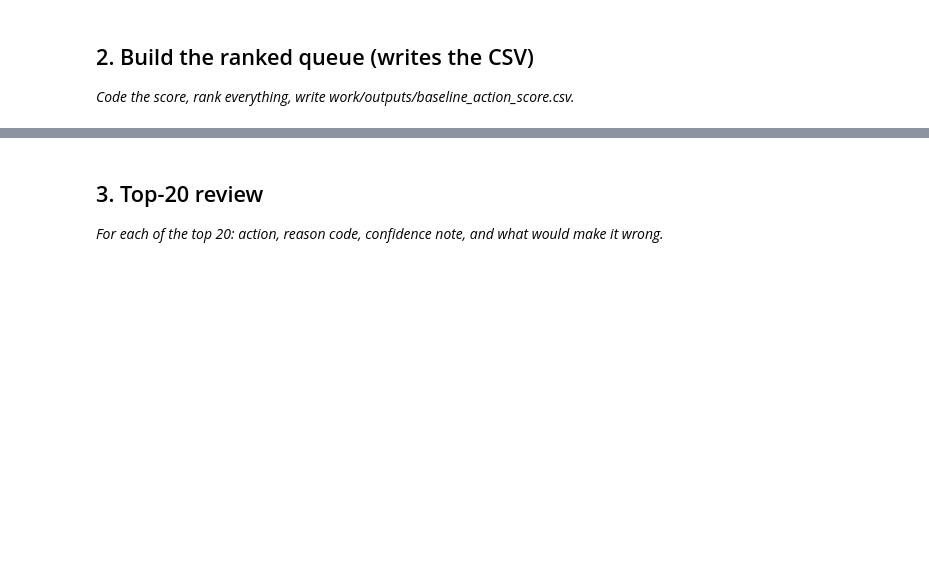
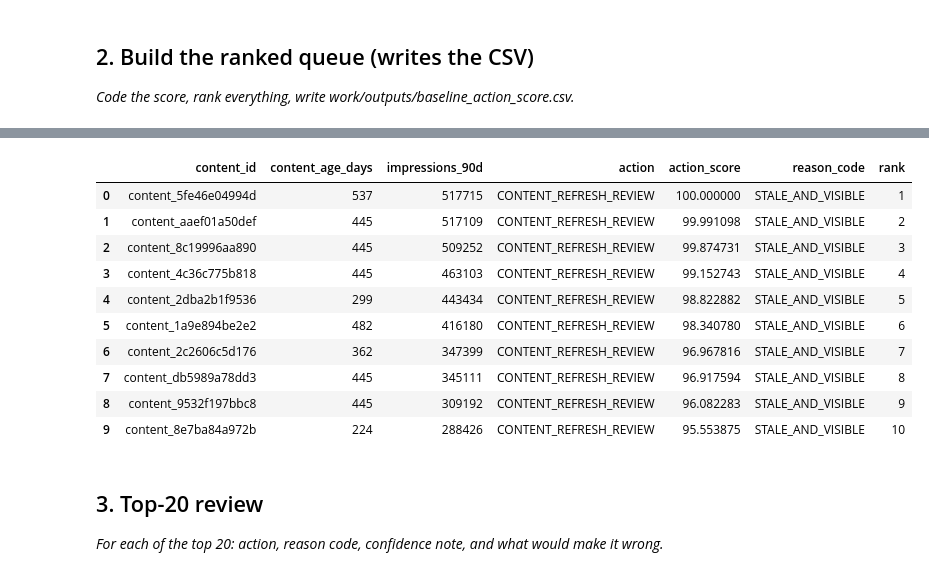
Before and after one commit to rashmita-21/Flyrank-ML-Internship, a Jupyter notebook: work/notebooks/w04_baseline_score.ipynb, the cells around one changed output, grey strips where cells are left out. Drawn from its saved outputs; the diff is of its cells as text; code cells hidden in the pictures; blank space fills up the shorter version.

```diff
--- a/work/notebooks/w04_baseline_score.ipynb
+++ b/work/notebooks/w04_baseline_score.ipynb
@@ -22,0 +133,66 @@ This skeleton is yours to fill. Work the sections **in order** — each one has
+# %%
+
+# Create the action score
+eligible = df["reason_code"] == "STALE_AND_VISIBLE"
+
+df["action"] = np.where(
+    eligible,
+    "CONTENT_REFRESH_REVIEW",
+    "NO_IMMEDIATE_ACTION"
+)
+
+# Calculate score using recent impressions
+df["action_score"] = 0.0
+
+if eligible.any():
+    raw_scores = np.log1p(
+        df.loc[eligible, "impressions_90d"].clip(lower=0)
+    )
+
+    max_score = raw_scores.max()
+
+    if max_score > 0:
+        df.loc[eligible, "action_score"] = (
+            raw_scores / max_score
+        ) * 100
+
+# Sort records by score, then by impressions
+df = df.sort_values(
+    by=["action_score", "impressions_90d"],
+    ascending=[False, False]
+).reset_index(drop=True)
+
+# Assign rank
+df["rank"] = np.arange(1, len(df) + 1)
+
+# Select output columns
+output_columns = [
+    col for col in [
+        "content_id",
+        "content_age_days",
+        "impressions_90d",
+        "action",
+        "action_score",
+        "reason_code",
+        "rank"
+    ]
+    if col in df.columns
+]
+
+ranked_queue = df[output_columns].copy()
+
+# Save CSV
+OUTPUT_DIR = Path("work/outputs")
+OUTPUT_DIR.mkdir(parents=True, exist_ok=True)
+
+OUTPUT_PATH = OUTPUT_DIR / "baseline_action_score.csv"
+ranked_queue.to_csv(OUTPUT_PATH, index=False)
+
+print("Ranked queue created successfully.")
+print("Output saved to:", OUTPUT_PATH)
+print("\nAction counts:")
+print(ranked_queue["action"].value_counts())
+
+print("\nTop 10 ranked records:")
+display(ranked_queue.head(10))
+# %% [output]
@@ -23,3 +209,14 @@ This skeleton is yours to fill. Work the sections **in order** — each one has
+|  | content_id | content_age_days | impressions_90d | action | action_score | reason_code | rank |
+| 0 | content_5fe46e04994d | 537 | 517715 | CONTENT_REFRESH_REVIEW | 100.000000 | STALE_AND_VISIBLE | 1 |
+| 1 | content_aaef01a50def | 445 | 517109 | CONTENT_REFRESH_REVIEW | 99.991098 | STALE_AND_VISIBLE | 2 |
+| 2 | content_8c19996aa890 | 445 | 509252 | CONTENT_REFRESH_REVIEW | 99.874731 | STALE_AND_VISIBLE | 3 |
+| 3 | content_4c36c775b818 | 445 | 463103 | CONTENT_REFRESH_REVIEW | 99.152743 | STALE_AND_VISIBLE | 4 |
+| 4 | content_2dba2b1f9536 | 299 | 443434 | CONTENT_REFRESH_REVIEW | 98.822882 | STALE_AND_VISIBLE | 5 |
+| 5 | content_1a9e894be2e2 | 482 | 416180 | CONTENT_REFRESH_REVIEW | 98.340780 | STALE_AND_VISIBLE | 6 |
+| 6 | content_2c2606c5d176 | 362 | 347399 | CONTENT_REFRESH_REVIEW | 96.967816 | STALE_AND_VISIBLE | 7 |
+| 7 | content_db5989a78dd3 | 445 | 345111 | CONTENT_REFRESH_REVIEW | 96.917594 | STALE_AND_VISIBLE | 8 |
+| 8 | content_9532f197bbc8 | 445 | 309192 | CONTENT_REFRESH_REVIEW | 96.082283 | STALE_AND_VISIBLE | 9 |
+| 9 | content_8e7ba84a972b | 224 | 288426 | CONTENT_REFRESH_REVIEW | 95.553875 | STALE_AND_VISIBLE | 10 |
 # %% [markdown]
 ## 3. Top-20 review
 
```
Also changed, not shown: parts of 13 cells of this notebook.
